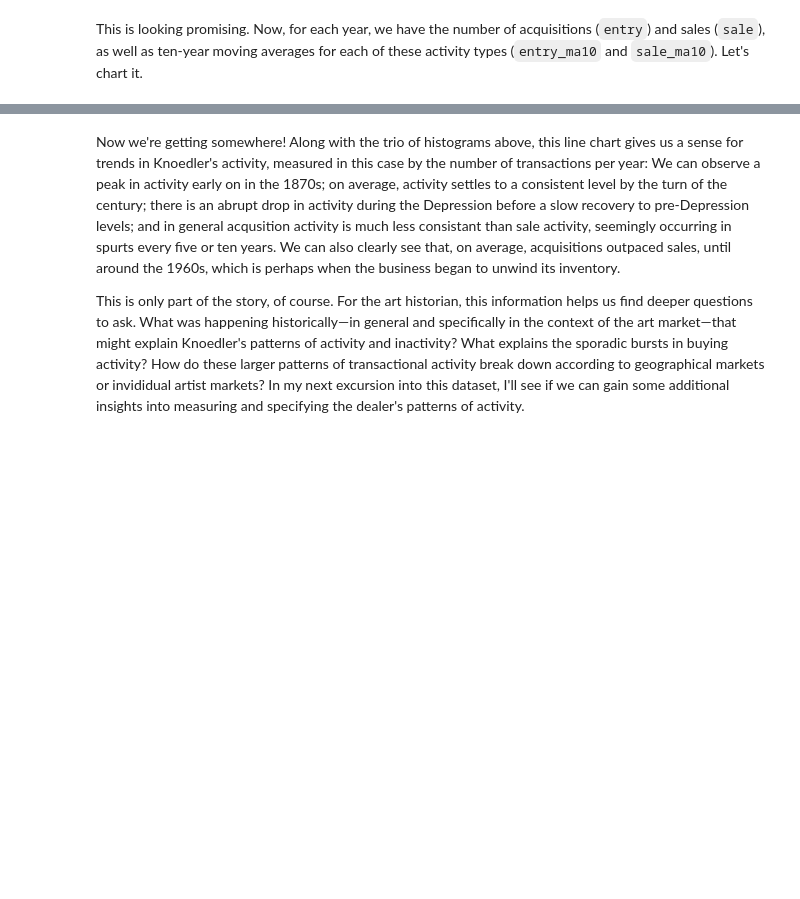
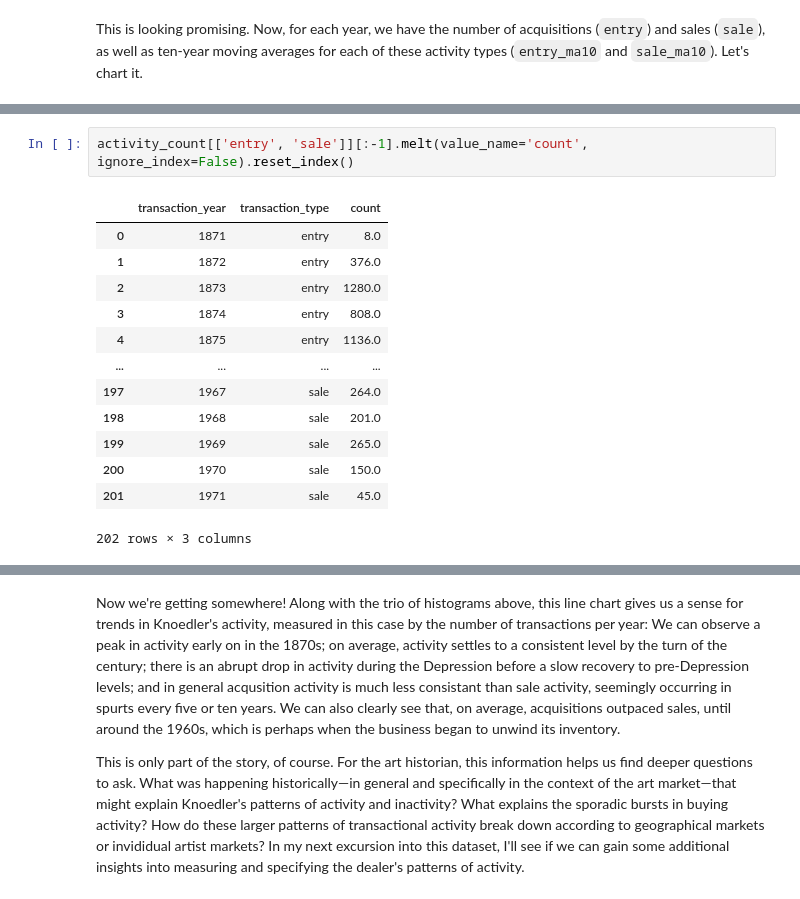
Before and after one commit to zrottman/data-exploration, a Jupyter notebook: knoedler/01_transaction-volume.ipynb, the cells around one changed output, grey strips where cells are left out. Cells and saved outputs as stored; diff of their text form; blank space fills up the shorter version.

```diff
--- a/knoedler/01_transaction-volume.ipynb
+++ b/knoedler/01_transaction-volume.ipynb
@@ -271,0 +335,16 @@ sns.lineplot(data=activity_count[['sale', 'sale_ma10']][:-1], palette='Oranges')
+# %%
+activity_count[['entry', 'sale']][:-1].melt(value_name='count', ignore_index=False).reset_index()
+# %% [output]
+|  | transaction_year | transaction_type | count |
+| 0 | 1871 | entry | 8.0 |
+| 1 | 1872 | entry | 376.0 |
+| 2 | 1873 | entry | 1280.0 |
+| 3 | 1874 | entry | 808.0 |
+| 4 | 1875 | entry | 1136.0 |
+| ... | ... | ... | ... |
+| 197 | 1967 | sale | 264.0 |
+| 198 | 1968 | sale | 201.0 |
+| 199 | 1969 | sale | 265.0 |
+| 200 | 1970 | sale | 150.0 |
+| 201 | 1971 | sale | 45.0 |
+202 rows × 3 columns
```
Also changed, not shown: parts of 10 cells of this notebook, 3 other files.
